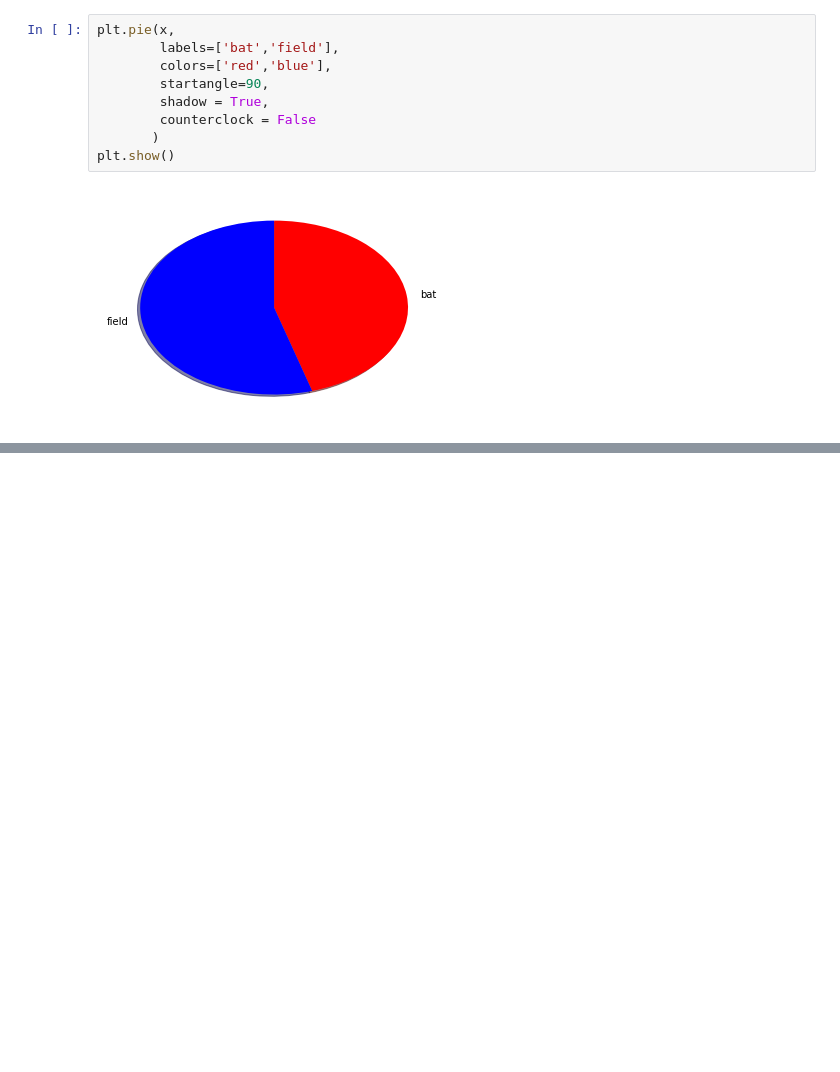
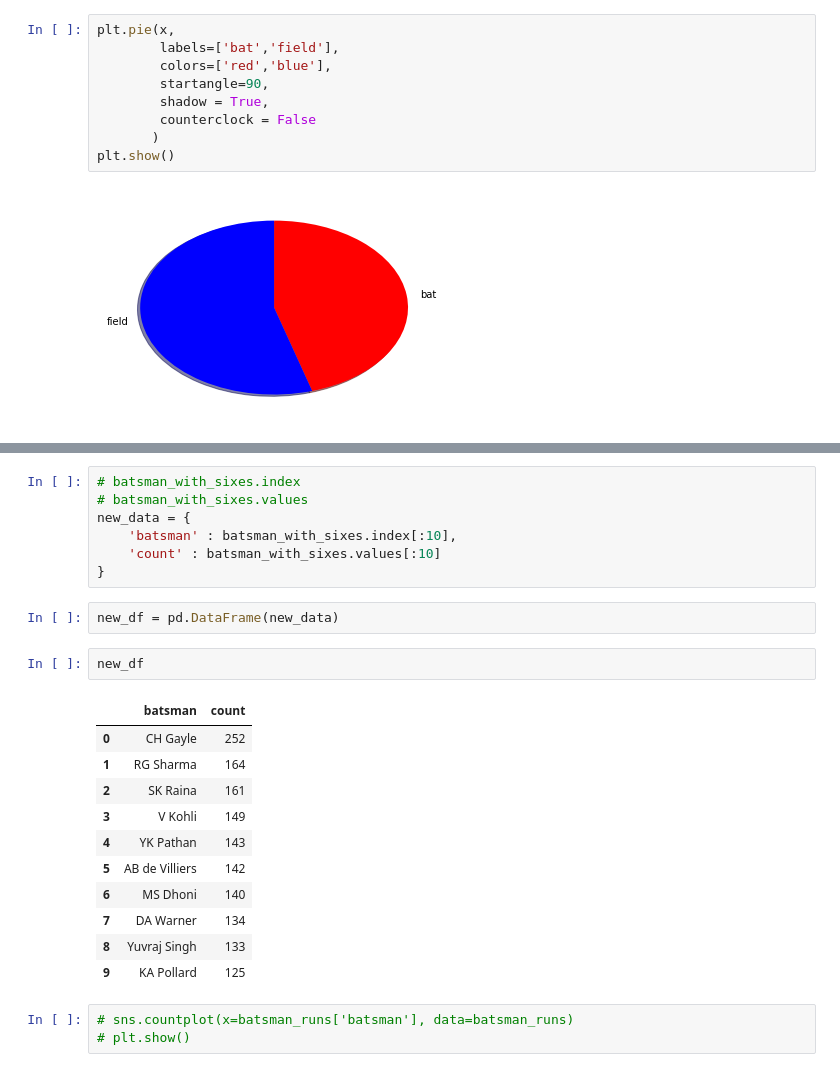
Before and after one commit to ravi4all/MachineLearning_JuneRegular, a Jupyter notebook: Code/DataAnalysis.ipynb, the cells around one changed output, grey strips where cells are left out. Cells and saved outputs as stored; diff of their text form; blank space fills up the shorter version.

```diff
--- a/Code/DataAnalysis.ipynb
+++ b/Code/DataAnalysis.ipynb
@@ -184,0 +225,26 @@ plt.show()
+# %%
+# batsman_with_sixes.index
+# batsman_with_sixes.values
+new_data = {
+    'batsman' : batsman_with_sixes.index[:10],
+    'count' : batsman_with_sixes.values[:10]
+}
+# %%
+new_df = pd.DataFrame(new_data)
+# %%
+new_df
+# %% [output]
+|  | batsman | count |
+| 0 | CH Gayle | 252 |
+| 1 | RG Sharma | 164 |
+| 2 | SK Raina | 161 |
+| 3 | V Kohli | 149 |
+| 4 | YK Pathan | 143 |
+| 5 | AB de Villiers | 142 |
+| 6 | MS Dhoni | 140 |
+| 7 | DA Warner | 134 |
+| 8 | Yuvraj Singh | 133 |
+| 9 | KA Pollard | 125 |
+# %%
+# sns.countplot(x=batsman_runs['batsman'], data=batsman_runs)
+# plt.show()
```
Also changed, not shown: parts of 8 cells of this notebook, 3 other files.
